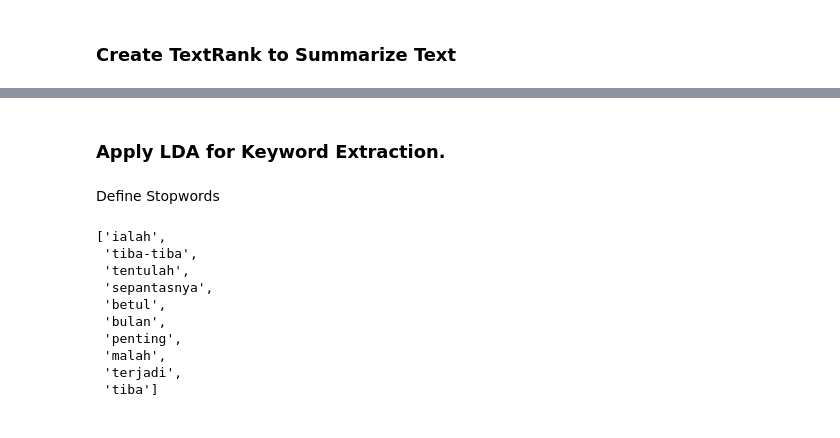
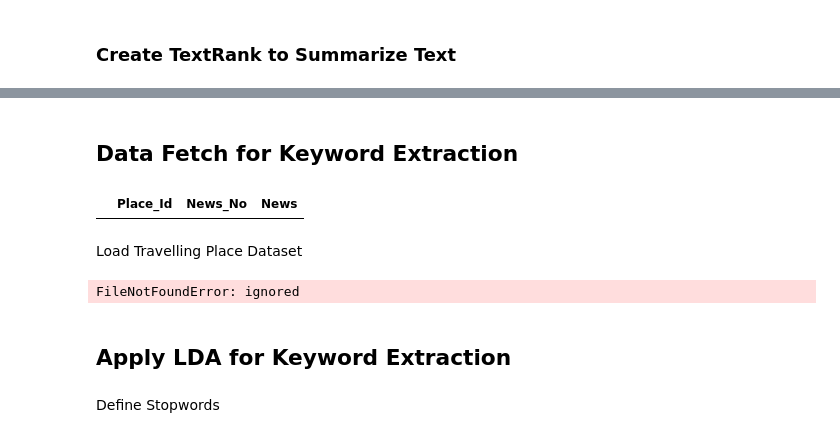
Before and after one commit to MaxZx3000/AI-Compfest-GigaPrime, a Jupyter notebook: artificial-intelligence/tourism_news_ai.ipynb, the cells around one changed output, grey strips where cells are left out. Saved outputs shown, nothing was run; the diff lists cells and outputs as text; code cells hidden in the pictures.

```diff
--- a/artificial-intelligence/tourism_news_ai.ipynb
+++ b/artificial-intelligence/tourism_news_ai.ipynb
@@ -276,0 +258,19 @@ Wakil Gubernur DKI Ahmad Riza Patria mengatakan Monumen Nasional (Monas) di Jaka
+# %% [markdown]
+## Data Fetch for Keyword Extraction
+# %%
+news_field = "News"
+place_id_field = "Place_Id"
+news_no_field = "News_No"
+place_name_field = "Place_Name"
+# %%
+new_tourism_df = pd.DataFrame(columns = [place_id_field, news_no_field, news_field])
+new_tourism_df
+# %% [output]
+|  | Place_Id | News_No | News |
+# %% [markdown]
+Load Travelling Place Dataset
+# %%
+tourism_df = pd.read_csv("tourism_summarized.csv", delimiter = ";")
+tourism_df
+# %% [output]
+FileNotFoundError: ignored
@@ -277,18 +327,4 @@ Wakil Gubernur DKI Ahmad Riza Patria mengatakan Monumen Nasional (Monas) di Jaka
 # %% [markdown]
-### Apply LDA for Keyword Extraction.
+## Apply LDA for Keyword Extraction
 # %% [markdown]
 Define Stopwords
-# %%
-indonesian_stopwords = set(stopwords.words('indonesian'))
-list(indonesian_stopwords)[:10]
-# %% [output]
-['ialah',
- 'tiba-tiba',
- 'tentulah',
- 'sepantasnya',
- 'betul',
- 'bulan',
- 'penting',
- 'malah',
- 'terjadi',
- 'tiba']
```
Also changed, not shown: parts of 20 cells of this notebook.
